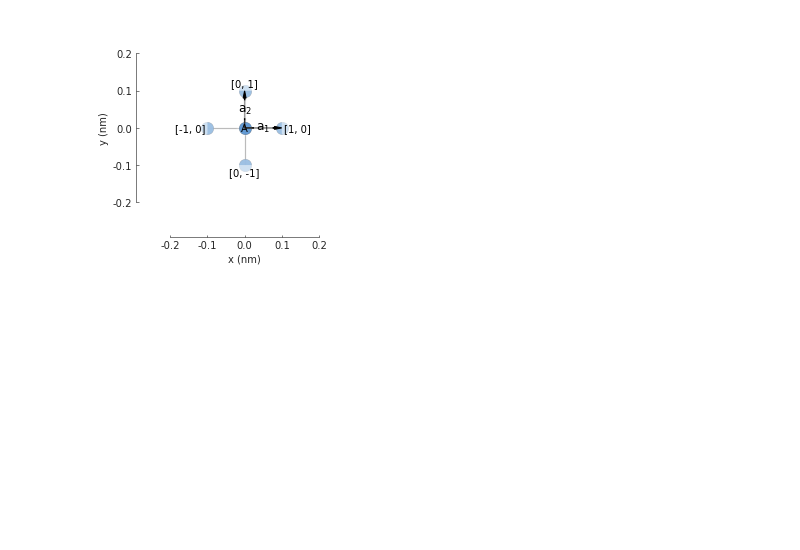
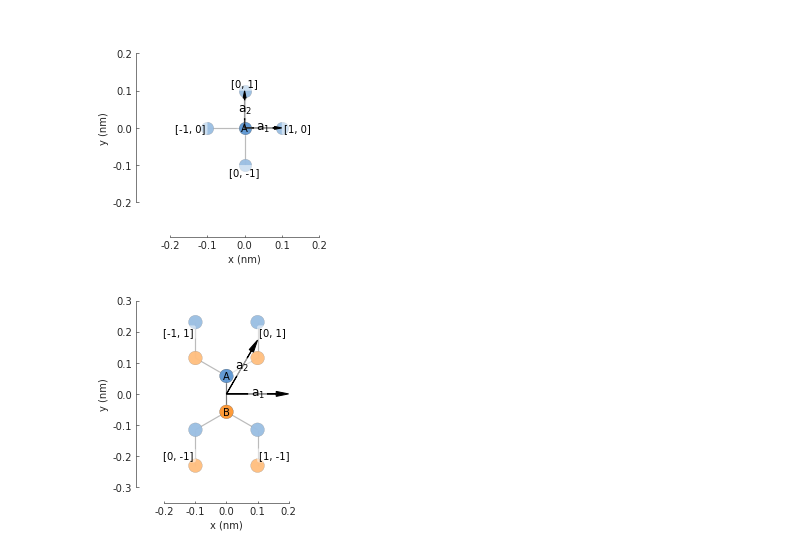
Before and after one commit to ingyeocha/YeongChan-vispy, a Jupyter notebook: test.ipynb, the cells around one changed output. Saved outputs shown, nothing was run; the diff lists cells and outputs as text; code cells hidden in the pictures; blank space fills up the shorter version.

```diff
--- a/test.ipynb
+++ b/test.ipynb
@@ -39,3 +39,20 @@ lattice.plot()
 plt.show()
 # %% [output]
 [figure]
+# %%
+d = 0.2  # [nm] unit cell length
+t = 1    # [eV] hopping energy
+
+# create a simple 2D lattice with vectors a1 and a2
+lattice = pb.Lattice(a1=[d, 0], a2=[d/2,d*3 ** 0.5 /2])
+lattice.add_sublattices(('A', [0, d/3**0.5/2]),('B',[0,-d/3**0.5/2]))
+lattice.add_hoppings(
+    ([0, 0], 'A', 'B', t),
+    ([0, 1], 'A', 'B', t),
+    ([1, -1], 'B', 'A', t)
+)
+# %%
+lattice.plot()
+plt.show()
+# %% [output]
+[figure, added]
```
Also changed, not shown: parts of 2 cells of this notebook.
